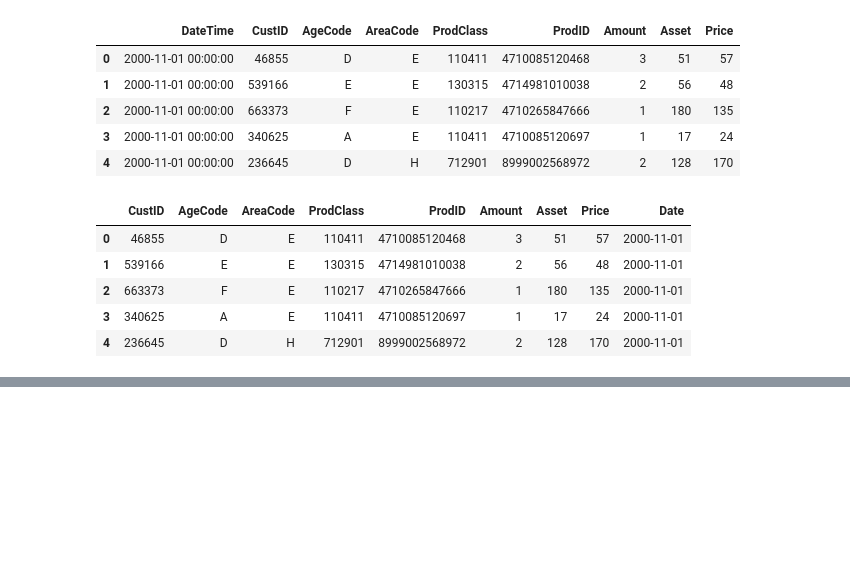
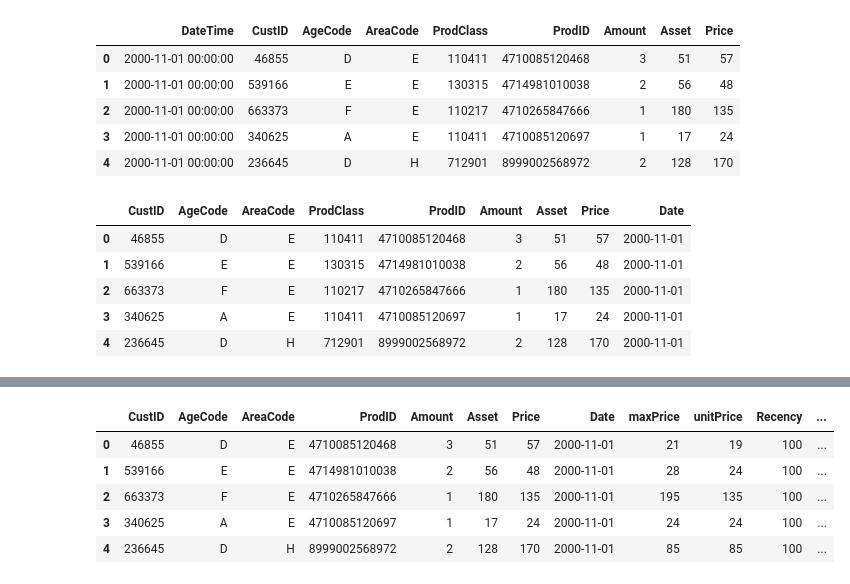
Before and after one commit to dwpsutton/market-basket, a Jupyter notebook: process_data.ipynb, the cells around one changed output, grey strips where cells are left out. Cells and saved outputs as stored; diff of their text form; code cells hidden in the pictures; blank space fills up the shorter version.

```diff
--- a/process_data.ipynb
+++ b/process_data.ipynb
@@ -56,0 +121,10 @@ plt.plot(df.Price,df.maxPrice,'b.')
+# %%
+# Add receipt number
+basket_nitems= df.groupby(['CustID','Date']).Amount.agg(np.sum)
+# %%
+temp_df= basket_nitems.reset_index()
+temp_df.loc[:,'ReceiptNo']= np.arange(basket_nitems.count())
+old_df= df.copy()
+# %%
+df= pd.merge(old_df,temp_df,on=['CustID','Date'],how='left',suffixes=('','_y')).drop('Amount_y',1)
+df.head()
@@ -56,0 +138,14 @@ plt.plot(df.Price,df.maxPrice,'b.')
+# %%
+# Use most common product class as 'shelf' class
+red_prod_class= df.groupby(['ProdID']).ProdClass.agg(lambda x:x.value_counts().index[0]).reset_index()
+# %%
+old_df= df.copy()
+df= pd.merge( old_df, red_prod_class, on='ProdID', how='left',suffixes=('_old','') ).drop('ProdClass_old',1)
+df.head()
+# %% [output]
+|  | CustID | AgeCode | AreaCode | ProdID | Amount | Asset | Price | Date | maxPrice | unitPrice | Recency | ... |
+| 0 | 46855 | D | E | 4710085120468 | 3 | 51 | 57 | 2000-11-01 | 21 | 19 | 100 | ... |
+| 1 | 539166 | E | E | 4714981010038 | 2 | 56 | 48 | 2000-11-01 | 28 | 24 | 100 | ... |
+| 2 | 663373 | F | E | 4710265847666 | 1 | 180 | 135 | 2000-11-01 | 195 | 135 | 100 | ... |
+| 3 | 340625 | A | E | 4710085120697 | 1 | 17 | 24 | 2000-11-01 | 24 | 24 | 100 | ... |
+| 4 | 236645 | D | H | 8999002568972 | 2 | 128 | 170 | 2000-11-01 | 85 | 85 | 100 | ... |
```
Also changed, not shown: parts of 17 cells of this notebook.
